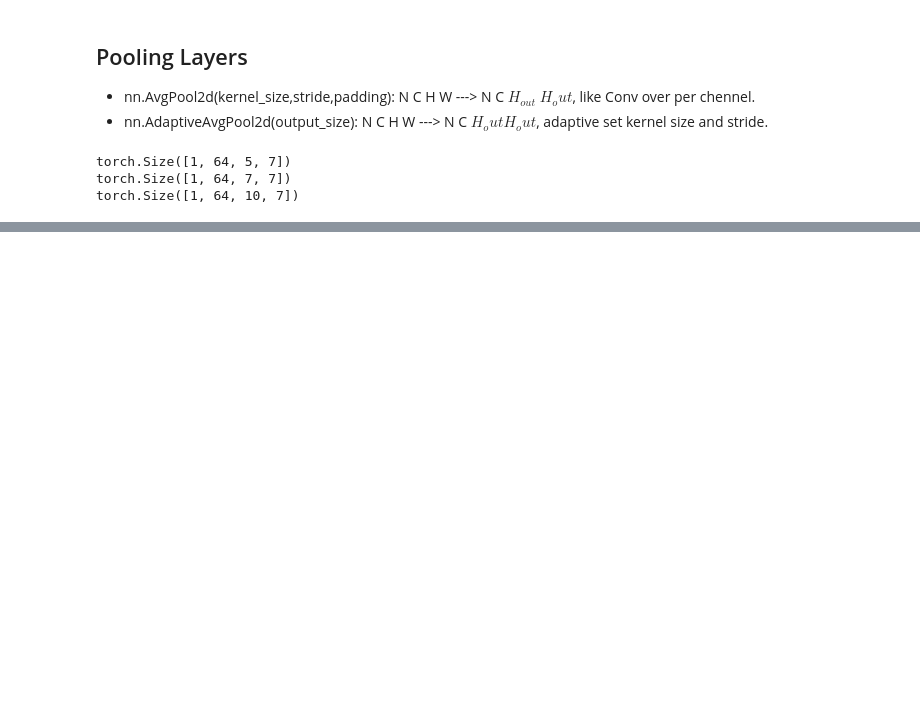
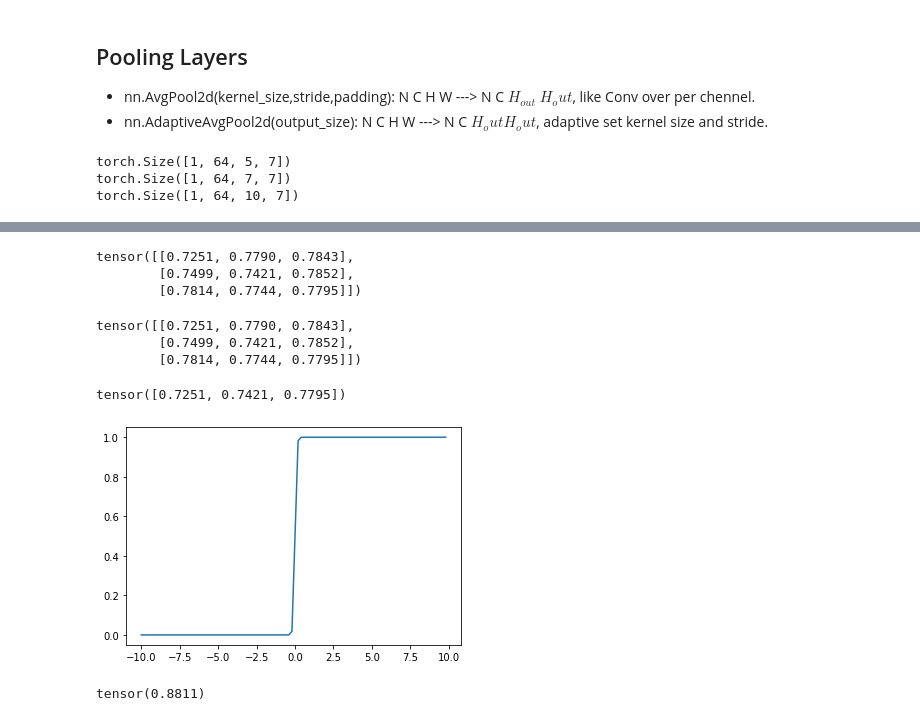
Before and after one commit to 3288103265/my_snippets, a Jupyter notebook: pytorch/comm_nn.ipynb, the cells around one changed output, grey strips where cells are left out. Cells and saved outputs as stored; diff of their text form; code cells hidden in the pictures; blank space fills up the shorter version.

```diff
--- a/pytorch/comm_nn.ipynb
+++ b/pytorch/comm_nn.ipynb
@@ -29,0 +64,43 @@ torch.Size([1, 64, 10, 7])
+# %%
+## 得到协相似度矩阵,通过矩阵乘法，先normalize，然后矩阵相乘。
+co_sim = torch.mm(nn.functional.normalize(a, dim=1), nn.functional.normalize(b, dim=1).T)
+co_sim
+# %% [output]
+tensor([[0.7251, 0.7790, 0.7843],
+        [0.7499, 0.7421, 0.7852],
+        [0.7814, 0.7744, 0.7795]])
+# %%
+## 或着这么搞：
+co_sim2 = torch.nn.CosineSimilarity(dim=-1)(a.unsqueeze(1),b.unsqueeze(0))
+co_sim2
+# %% [output]
+tensor([[0.7251, 0.7790, 0.7843],
+        [0.7499, 0.7421, 0.7852],
+        [0.7814, 0.7744, 0.7795]])
+# %%
+# pooling对cos的影响
+c = nn.functional.avg_pool1d(a.unsqueeze(0), 2)
+d = nn.functional.avg_pool1d(b.unsqueeze(0), 2)
+cos = nn.CosineSimilarity(dim=1)
+res_pool = cos(a, b)
+print(res_pool)
+## pool不会影响相似度。错，会影响一些：【1，0】和【0，1】
+# %% [output]
+tensor([0.7251, 0.7421, 0.7795])
+# %%
+import numpy as np
+import matplotlib.pyplot as plt
+
+a = np.arange(-10,10,0.2).tolist()
+def elu(e,beta=20):
+    return torch.nn.Sigmoid()(beta*torch.tensor(e))
+
+y = list(map(elu, a))
+plt.plot(a,y)
+plt.show()
+# %% [output]
+[figure, added]
+# %%
+elu(0.1335)
+# %% [output]
+tensor(0.8811)
```
Also changed, not shown: parts of 2 cells of this notebook, 1 other file.
